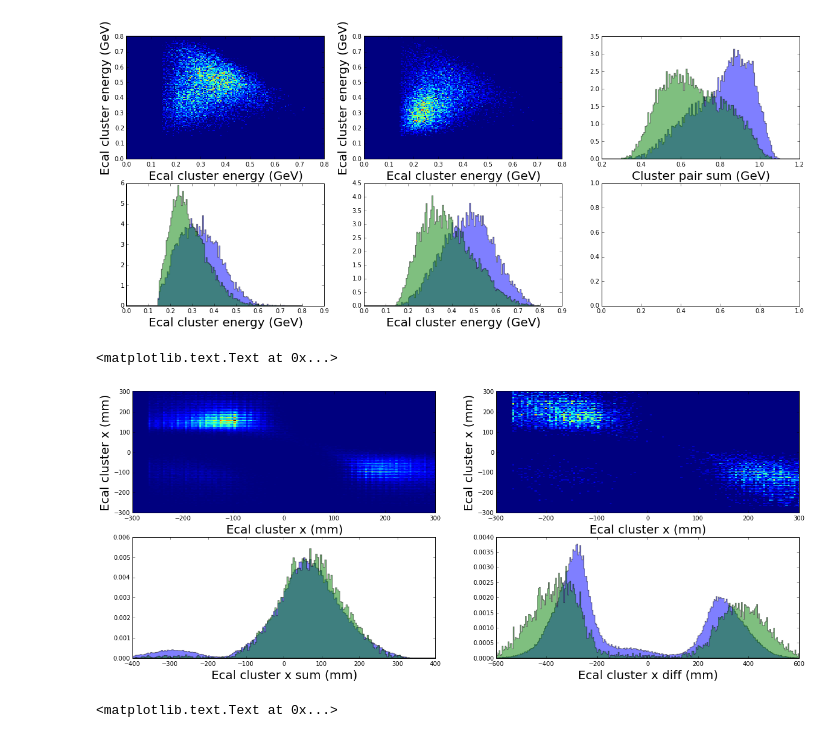
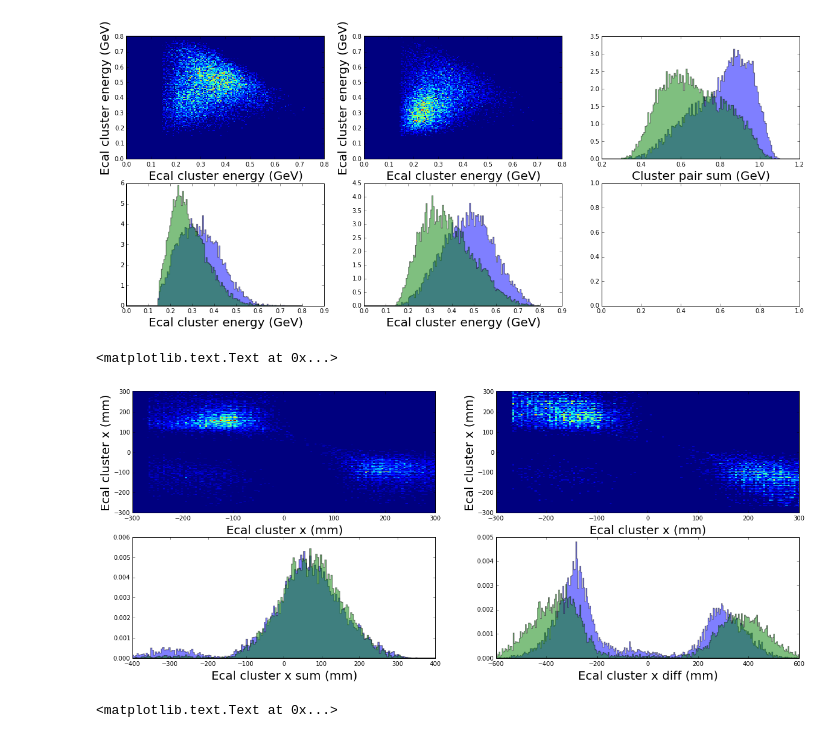
Before and after one commit to omar-moreno/hps-analysis, a Jupyter notebook: python/notebooks/radiative_signal_classification.ipynb, the cells around one changed output. Cells and saved outputs as stored; diff of their text form; code cells hidden in the pictures.

```diff
--- a/python/notebooks/radiative_signal_classification.ipynb
+++ b/python/notebooks/radiative_signal_classification.ipynb
@@ -68,28 +82,28 @@ ax4.set_xlabel("Ecal cluster energy (GeV)", fontsize=20)
 <matplotlib.text.Text at 0x...>
 [figure]
 # %%
-rad_cluster_0_x = X_rad_rec['cluster_0_x']
-rad_cluster_1_x = X_rad_rec['cluster_1_x']
-bh_cluster_0_x = X_bh_rec['cluster_0_x']
-bh_cluster_1_x = X_bh_rec['cluster_1_x']
+rad_cluster_0_x = X_rad[:,2]
+rad_cluster_1_x = X_rad[:,3]
+bh_cluster_0_x = X_bh[:,2]
+bh_cluster_1_x = X_bh[:,3]
 
 fig, ((ax0, ax1), (ax2, ax3)) = plt.subplots(nrows=2, ncols=2, figsize=(20, 8))
 ax0.hist2d(rad_cluster_0_x, rad_cluster_1_x, bins=150, range=[[-300, 300], [-300, 300]])
 ax0.set_xlabel("Ecal cluster x (mm)", fontsize=20)
 ax0.set_ylabel("Ecal cluster x (mm)", fontsize=20)
 
 ax1.hist2d(bh_cluster_0_x, bh_cluster_1_x, bins=150, range=[[-300, 300], [-300, 300]])
 ax1.set_xlabel("Ecal cluster x (mm)", fontsize=20)
 ax1.set_ylabel("Ecal cluster x (mm)", fontsize=20)
 
 ax2.hist(rad_cluster_0_x + rad_cluster_1_x, bins=200, range=(-400, 400), alpha=0.5, normed=True, histtype="stepfilled")
 ax2.hist(bh_cluster_0_x + bh_cluster_1_x, bins=200, range=(-400, 400), alpha=0.5, normed=True, histtype="stepfilled");
 ax2.set_xlabel("Ecal cluster x sum (mm)", fontsize=20)
 
 ax3.hist(rad_cluster_0_x - rad_cluster_1_x, bins=300, range=(-600, 600), alpha=0.5, normed=True, histtype="stepfilled")
 ax3.hist(bh_cluster_0_x - bh_cluster_1_x, bins=300, range=(-600, 600), alpha=0.5, normed=True, histtype="stepfilled")
 ax3.set_xlabel("Ecal cluster x diff (mm)", fontsize=20)
 # %% [output]
 <matplotlib.text.Text at 0x...>
-[figure, old version]
+[figure, new version]
 # %%
```
Also changed, not shown: parts of 16 cells of this notebook.
